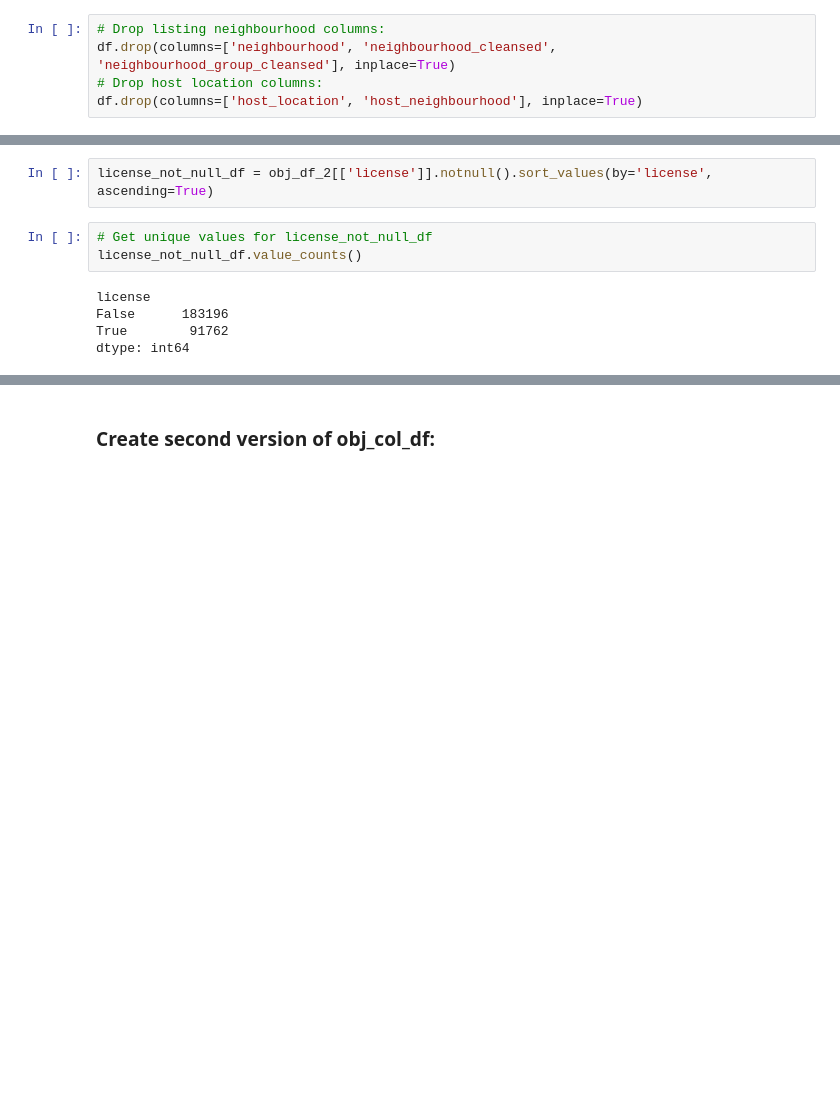
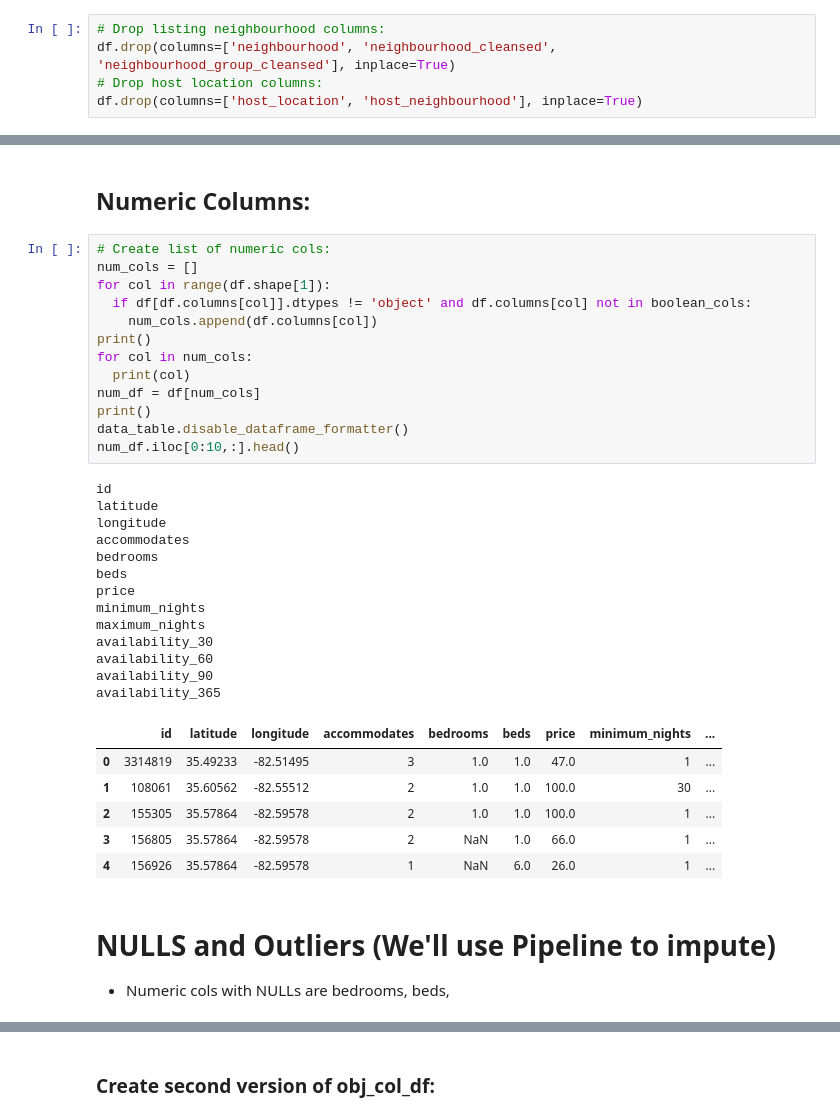
Before and after one commit to clairesarraille/airbnb_price_prediction, a Jupyter notebook: 01_Colab.ipynb, the cells around one changed output, grey strips where cells are left out. Saved outputs shown, nothing was run; the diff lists cells and outputs as text; blank space fills up the shorter version.

```diff
--- a/01_Colab.ipynb
+++ b/01_Colab.ipynb
@@ -417,13 +460,41 @@ state
 | 2 | Guesthouse in Asheville 4.59 1 be... | bThe spacebbr Pet friendly privat... | We are within easy walk of pubs, ... | We operate a travelers hostel loc... | email, phone | Entire guesthouse | Entire homeapt | ... |
 | 3 | Home in Asheville 4.52 1 bedroom ... | bThe spacebbr Private Rooms at Bo... | Easy walk to pubs, cafes, bakery,... | We operate a travelers hostel loc... | email, phone | Private room in home | Private room | ... |
 | 4 | Hostel in Asheville 4.70 1 bedroo... | This is a top bunk in the mixed d... | NaN | We operate a travelers hostel loc... | email, phone | Shared room in hostel | Shared room | ... |
-# %%
-license_not_null_df = obj_df_2[['license']].notnull().sort_values(by='license', ascending=True)
-# %%
-# Get unique values for license_not_null_df
-license_not_null_df.value_counts()
-# %% [output]
-license
-False      183196
-True        91762
-dtype: int64
+# %% [markdown]
+## Numeric Columns:
+# %%
+# Create list of numeric cols:
+num_cols = []
+for col in range(df.shape[1]):
+  if df[df.columns[col]].dtypes != 'object' and df.columns[col] not in boolean_cols:
+    num_cols.append(df.columns[col])
+print()
+for col in num_cols:
+  print(col)
+num_df = df[num_cols]
+print()
+data_table.disable_dataframe_formatter()
+num_df.iloc[0:10,:].head()
+# %% [output]
+id
+latitude
+longitude
+accommodates
+bedrooms
+beds
+price
+minimum_nights
+maximum_nights
+availability_30
+availability_60
+availability_90
+availability_365
+|  | id | latitude | longitude | accommodates | bedrooms | beds | price | minimum_nights | ... |
+| 0 | 3314819 | 35.49233 | -82.51495 | 3 | 1.0 | 1.0 | 47.0 | 1 | ... |
+| 1 | 108061 | 35.60562 | -82.55512 | 2 | 1.0 | 1.0 | 100.0 | 30 | ... |
+| 2 | 155305 | 35.57864 | -82.59578 | 2 | 1.0 | 1.0 | 100.0 | 1 | ... |
+| 3 | 156805 | 35.57864 | -82.59578 | 2 | NaN | 1.0 | 66.0 | 1 | ... |
+| 4 | 156926 | 35.57864 | -82.59578 | 1 | NaN | 6.0 | 26.0 | 1 | ... |
+# %% [markdown]
+# NULLS and Outliers (We'll use Pipeline to impute)
+- Numeric cols with NULLs are bedrooms, beds,
```
Also changed, not shown: parts of 29 cells of this notebook.
